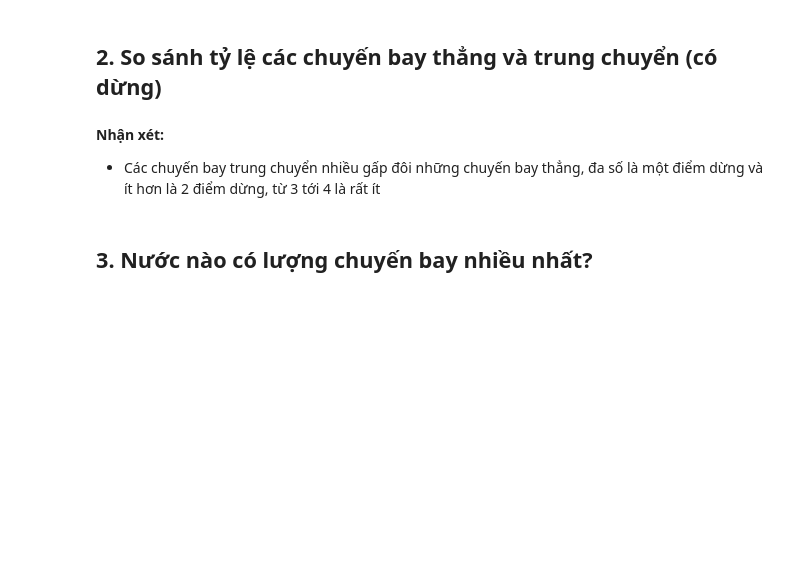
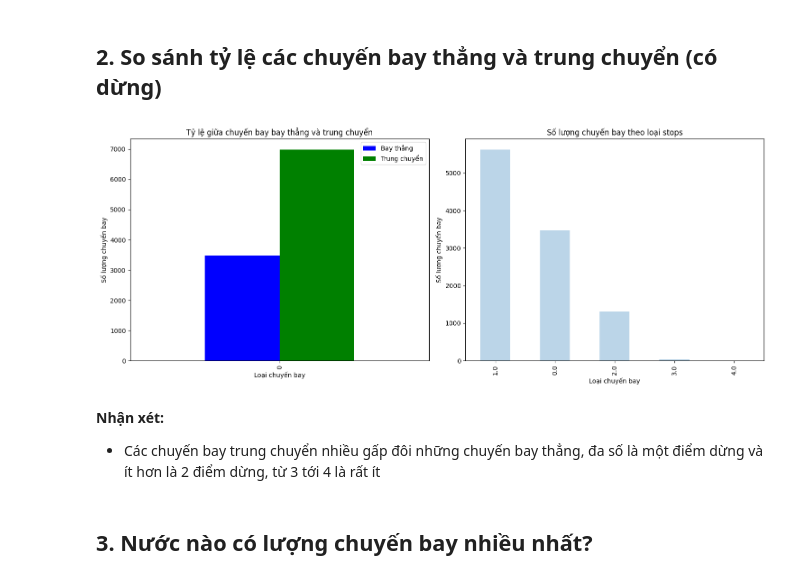
Before and after one commit to Vanniee007/ADA-Final-Project-20CQ.PTDL.05, a Jupyter notebook: FinalProject.ipynb, the cells around one changed output. Drawn from its saved outputs; the diff is of its cells as text; code cells hidden in the pictures; blank space fills up the shorter version.

```diff
--- a/FinalProject.ipynb
+++ b/FinalProject.ipynb
@@ -288,33 +450,35 @@ plt.show()
 # %%
 # Tạo DataFrame
 data = pd.DataFrame(merged_data)
 
 # Tính tỷ lệ giữa chuyến bay non-stop và chuyến bay có stops
 stops_counts = data['Total_Stops'].value_counts()
 
 # Tạo DataFrame mới chỉ chứa thông tin non-stop và stops
 stops_data = pd.DataFrame({
-    'Bay thẳng': stops_counts['non-stop'],
-    'Trung chuyển': stops_counts.sum() - stops_counts['non-stop']
+    'Bay thẳng': stops_counts[0],
+    'Trung chuyển': stops_counts.sum() - stops_counts[0]
 }, index=[0])
 
 # Vẽ biểu đồ
 fig, axes = plt.subplots(nrows=1, ncols=2, figsize=(15, 6))
 
 # Biểu đồ cho tỷ lệ stops
 stops_data.plot(kind='bar', color=['blue', 'green'], ax=axes[0])
 axes[0].set_title('Tỷ lệ giữa chuyến bay bay thẳng và trung chuyển')
 axes[0].set_xlabel('Loại chuyến bay')
 axes[0].set_ylabel('Số lượng chuyến bay')
 
 # Biểu đồ cho tỷ lệ stops_counts
 stops_counts.plot(kind='bar', alpha=0.3, ax=axes[1])
 axes[1].set_title('Số lượng chuyến bay theo loại stops')
 axes[1].set_xlabel('Loại chuyến bay')
 axes[1].set_ylabel('Số lượng chuyến bay')
 
 plt.tight_layout()
 plt.show()
+# %% [output]
+[figure, added]
 # %% [markdown]
 **Nhận xét:**
 - Các chuyến bay trung chuyển nhiều gấp đôi những chuyến bay thẳng, đa số là một điểm dừng và ít hơn là 2 điểm dừng, từ 3 tới 4 là rất ít
```
Also changed, not shown: parts of 40 cells of this notebook, 1 other file.
